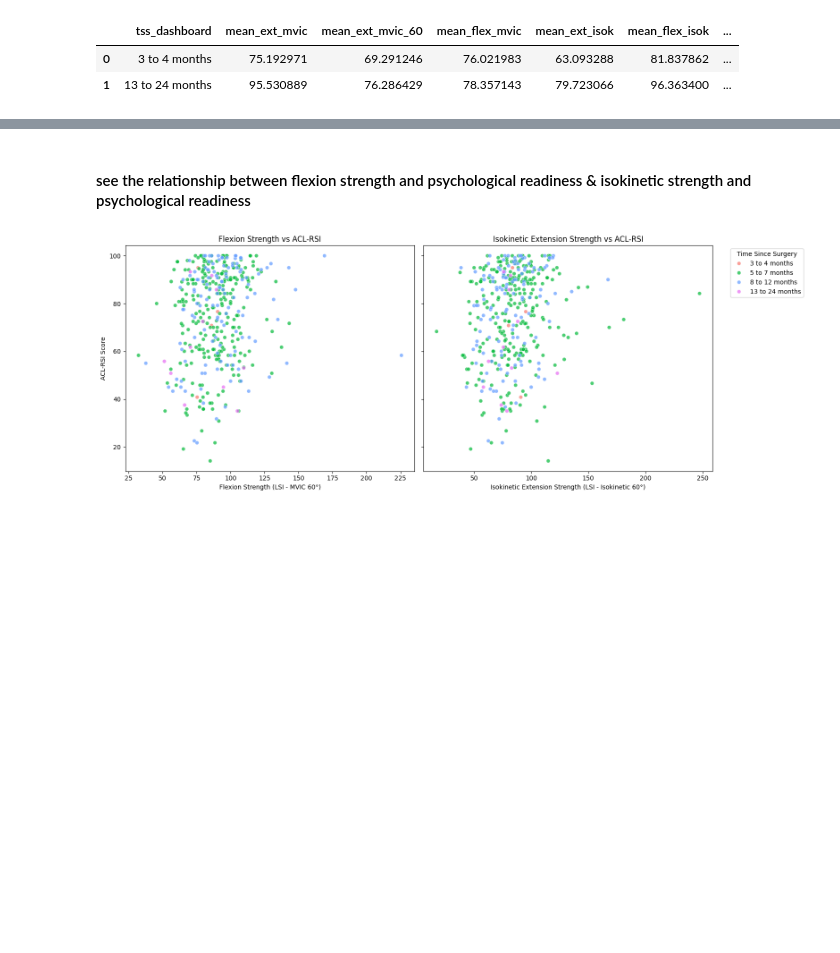
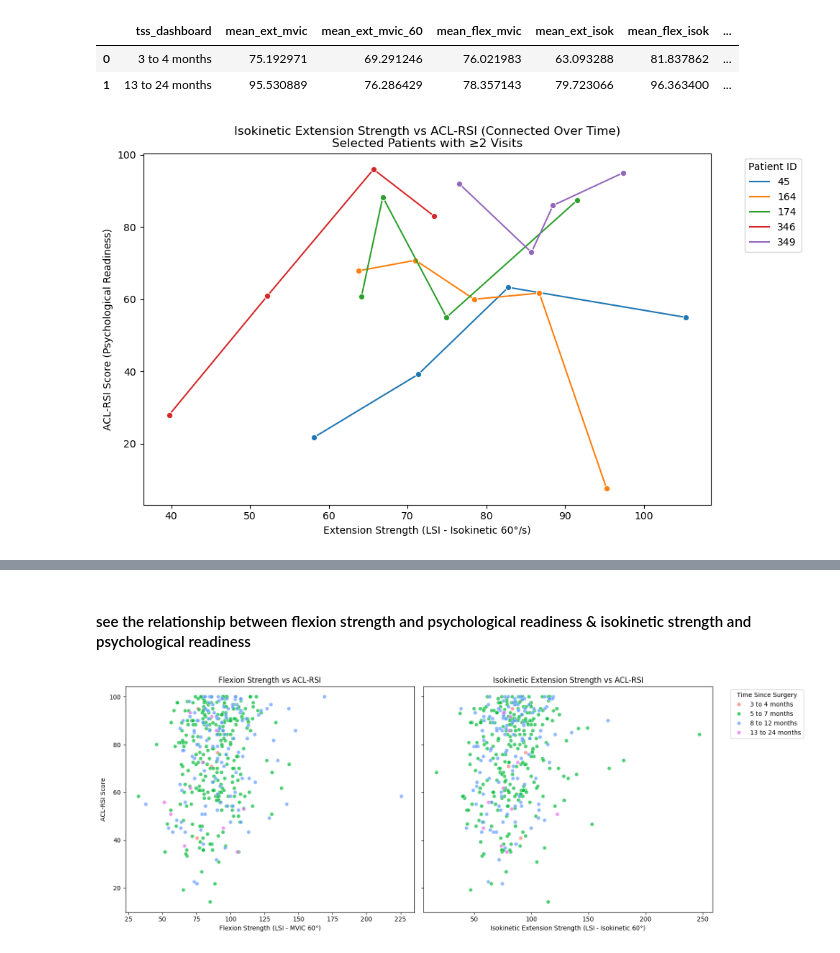
Before and after one commit to yxb8mh/finalproj, a Jupyter notebook: Initial_graphs.ipynb, the cells around one changed output, grey strips where cells are left out. Saved outputs shown, nothing was run; the diff lists cells and outputs as text; code cells hidden in the pictures; blank space fills up the shorter version.

```diff
--- a/Initial_graphs.ipynb
+++ b/Initial_graphs.ipynb
@@ -83,3 +129,34 @@ acl_grouped
 |  | tss_dashboard | mean_ext_mvic | mean_ext_mvic_60 | mean_flex_mvic | mean_ext_isok | mean_flex_isok | ... |
 | 0 | 3 to 4 months | 75.192971 | 69.291246 | 76.021983 | 63.093288 | 81.837862 | ... |
 | 1 | 13 to 24 months | 95.530889 | 76.286429 | 78.357143 | 79.723066 | 96.363400 | ... |
+# %%
+# Filter again but for isokinetic extension strength and ACL-RSI with at least 2 valid visits
+df_iso_required = aclr.dropna(subset=['lsi_ext_isok_60', 'acl_rsi', 'tss'])
+
+# Identify patients with at least 2 valid entries
+patient_counts_iso = df_iso_required['record_id'].value_counts()
+patients_with_2_iso = patient_counts_iso[patient_counts_iso >= 2].index
+
+# Select the first 5 patients
+selected_iso_patients = patients_with_2_iso[:5]
+df_iso_selected = df_iso_required[df_iso_required['record_id'].isin(selected_iso_patients)]
+
+# Plot: Isokinetic extension strength vs ACL-RSI
+plt.figure(figsize=(10, 6))
+sns.lineplot(
+    data=df_iso_selected,
+    x='lsi_ext_isok_60',
+    y='acl_rsi',
+    hue='record_id',
+    marker='o',
+    palette='tab10'
+)
+
+plt.title("Isokinetic Extension Strength vs ACL-RSI (Connected Over Time)\nSelected Patients with ≥2 Visits")
+plt.xlabel("Extension Strength (LSI - Isokinetic 60°/s)")
+plt.ylabel("ACL-RSI Score (Psychological Readiness)")
+plt.legend(title='Patient ID', bbox_to_anchor=(1.05, 1), loc='upper left')
+plt.tight_layout()
+plt.show()
+# %% [output]
+[figure, added]
```
Also changed, not shown: parts of 5 cells of this notebook, 18 other files.
